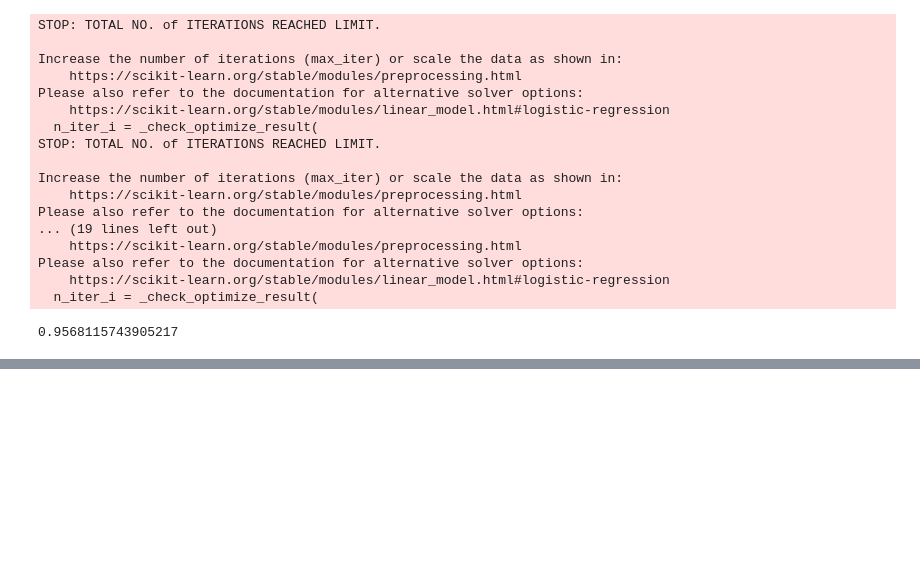
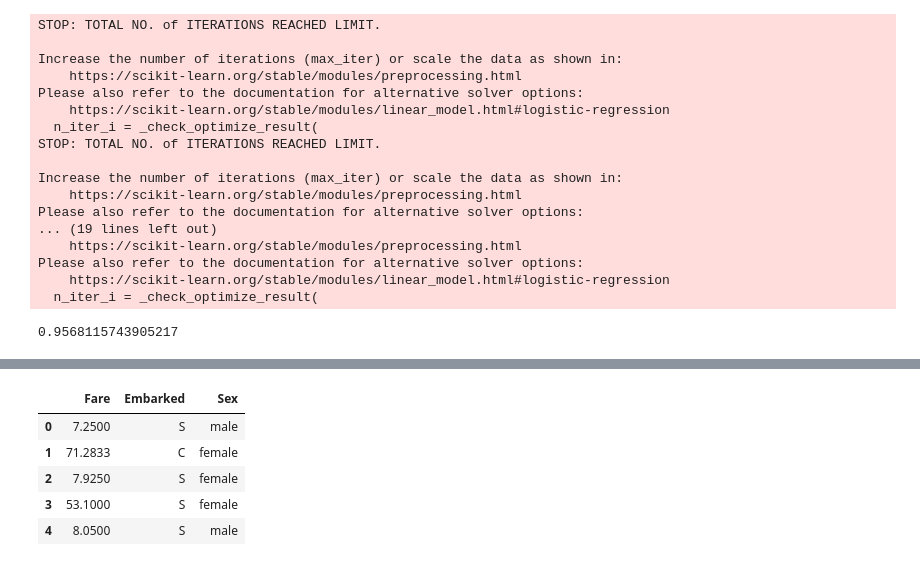
Before and after one commit to tien-le/-50-scikit-learn-tips, a Jupyter notebook: course - 50 scikit-learn tips.ipynb, the cells around one changed output, grey strips where cells are left out. Cells and saved outputs as stored; diff of their text form; code cells hidden in the pictures; blank space fills up the shorter version.

```diff
--- a/course - 50 scikit-learn tips.ipynb
+++ b/course - 50 scikit-learn tips.ipynb
@@ -3190,0 +3384,10 @@ grid.best_score_
+# %%
+file_input_path = "titanic_train.csv"
+if not os.path.exists(file_input_path):
+    df_train = pd.read_csv("http://bit.ly/kaggletrain")
+    df_train.to_csv(file_input_path, header=True, index=False, sep="\t")
+else:
+    df_train = pd.read_csv(file_input_path, header=0, sep="\t")
+
+features = ['Fare', 'Embarked', 'Sex']
+X, y = df_train[features], df_train["Survived"]
@@ -3190,0 +3396,9 @@ grid.best_score_
+# %%
+X.head()
+# %% [output]
+|  | Fare | Embarked | Sex |
+| 0 | 7.2500 | S | male |
+| 1 | 71.2833 | C | female |
+| 2 | 7.9250 | S | female |
+| 3 | 53.1000 | S | female |
+| 4 | 8.0500 | S | male |
```
Also changed, not shown: parts of 156 cells of this notebook.
